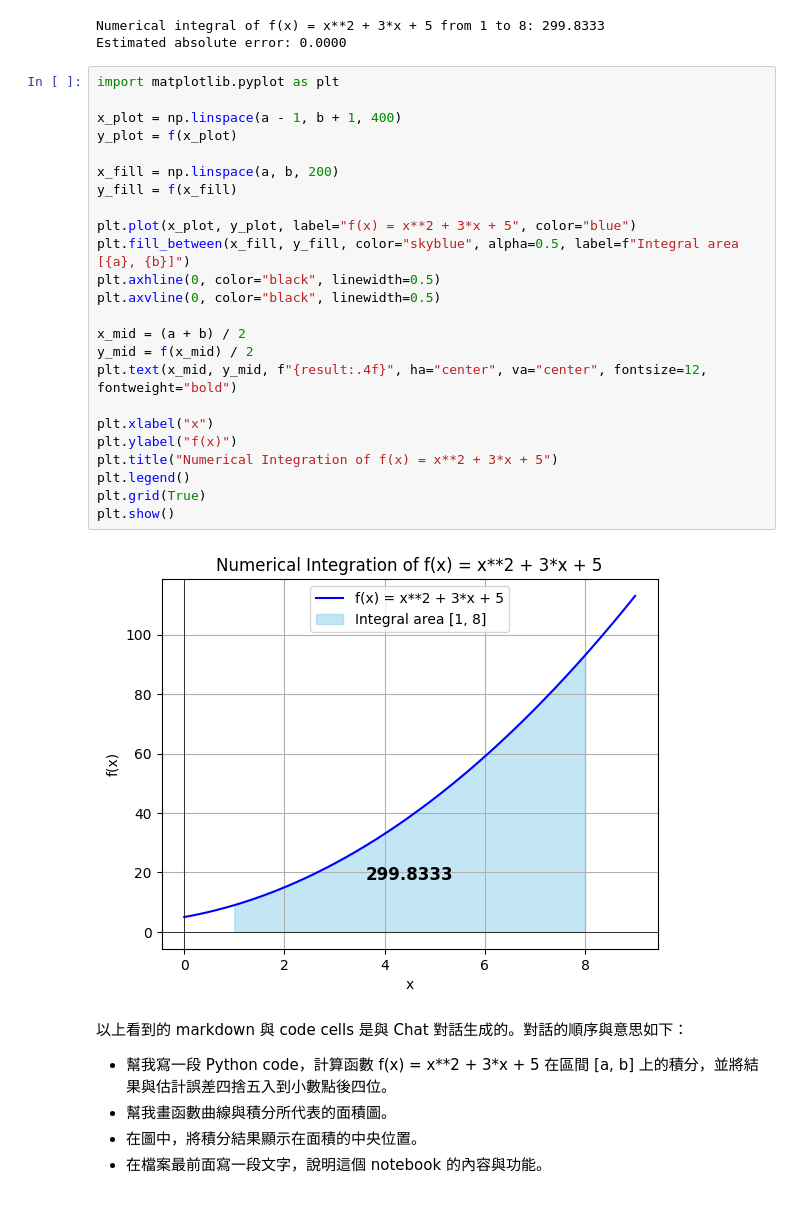
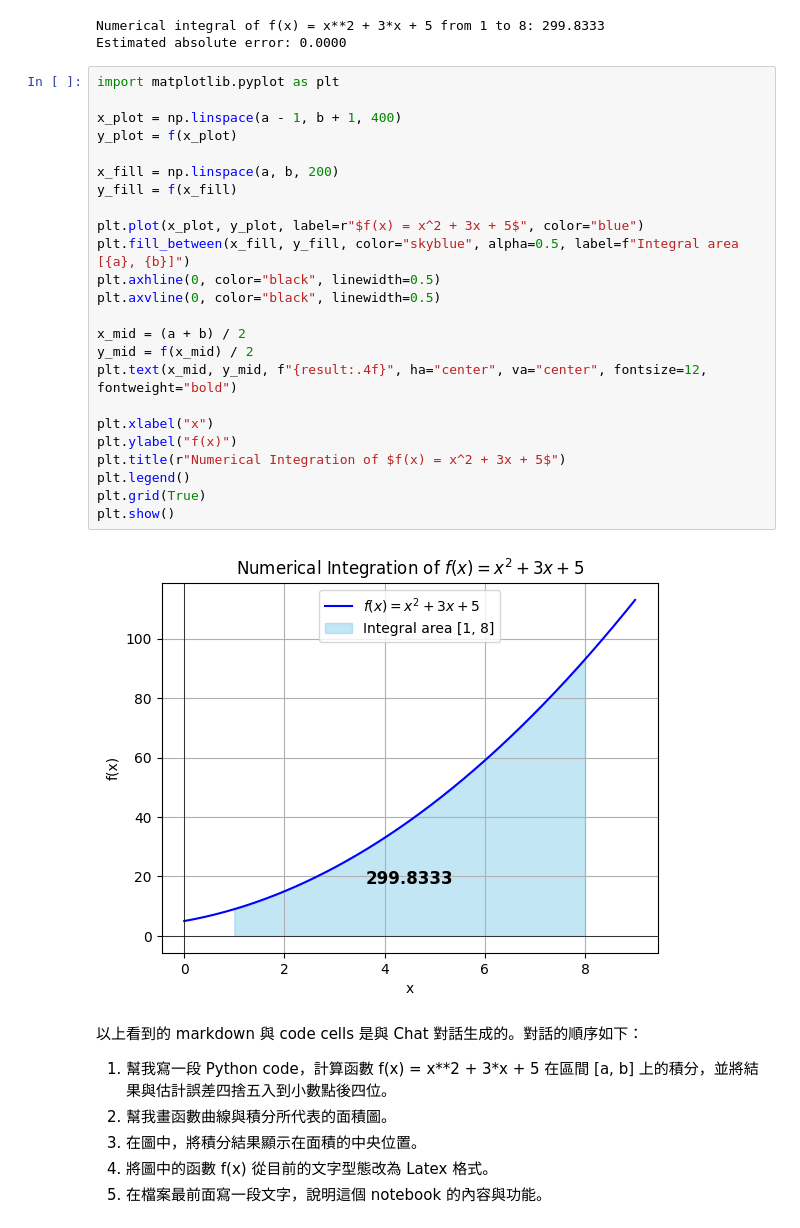
Before and after one commit to ntpuccw/InClassCoding, a Jupyter notebook: gar0909.ipynb, the cells around one changed output. Cells and saved outputs as stored; diff of their text form.

```diff
--- a/gar0909.ipynb
+++ b/gar0909.ipynb
@@ -23,32 +23,33 @@ Estimated absolute error: 0.0000
 # %%
 import matplotlib.pyplot as plt
 
 x_plot = np.linspace(a - 1, b + 1, 400)
 y_plot = f(x_plot)
 
 x_fill = np.linspace(a, b, 200)
 y_fill = f(x_fill)
 
-plt.plot(x_plot, y_plot, label="f(x) = x**2 + 3*x + 5", color="blue")
+plt.plot(x_plot, y_plot, label=r"$f(x) = x^2 + 3x + 5$", color="blue")
 plt.fill_between(x_fill, y_fill, color="skyblue", alpha=0.5, label=f"Integral area [{a}, {b}]")
 plt.axhline(0, color="black", linewidth=0.5)
 plt.axvline(0, color="black", linewidth=0.5)
 
 x_mid = (a + b) / 2
 y_mid = f(x_mid) / 2
 plt.text(x_mid, y_mid, f"{result:.4f}", ha="center", va="center", fontsize=12, fontweight="bold")
 
 plt.xlabel("x")
 plt.ylabel("f(x)")
-plt.title("Numerical Integration of f(x) = x**2 + 3*x + 5")
+plt.title(r"Numerical Integration of $f(x) = x^2 + 3x + 5$")
 plt.legend()
 plt.grid(True)
 plt.show()
 # %% [output]
-[figure, old version]
+[figure, new version]
 # %% [markdown]
-以上看到的 markdown 與 code cells 是與 Chat 對話生成的。對話的順序與意思如下：
-- 幫我寫一段 Python code，計算函數 f(x) = x**2 + 3*x + 5 在區間 [a, b] 上的積分，並將結果與估計誤差四捨五入到小數點後四位。
-- 幫我畫函數曲線與積分所代表的面積圖。
-- 在圖中，將積分結果顯示在面積的中央位置。
-- 在檔案最前面寫一段文字，說明這個 notebook 的內容與功能。
+以上看到的 markdown 與 code cells 是與 Chat 對話生成的。對話的順序如下：
+1. 幫我寫一段 Python code，計算函數 f(x) = x**2 + 3*x + 5 在區間 [a, b] 上的積分，並將結果與估計誤差四捨五入到小數點後四位。
+1. 幫我畫函數曲線與積分所代表的面積圖。
+1. 在圖中，將積分結果顯示在面積的中央位置。
+1. 將圖中的函數 f(x) 從目前的文字型態改為 Latex 格式。
+1. 在檔案最前面寫一段文字，說明這個 notebook 的內容與功能。
```
